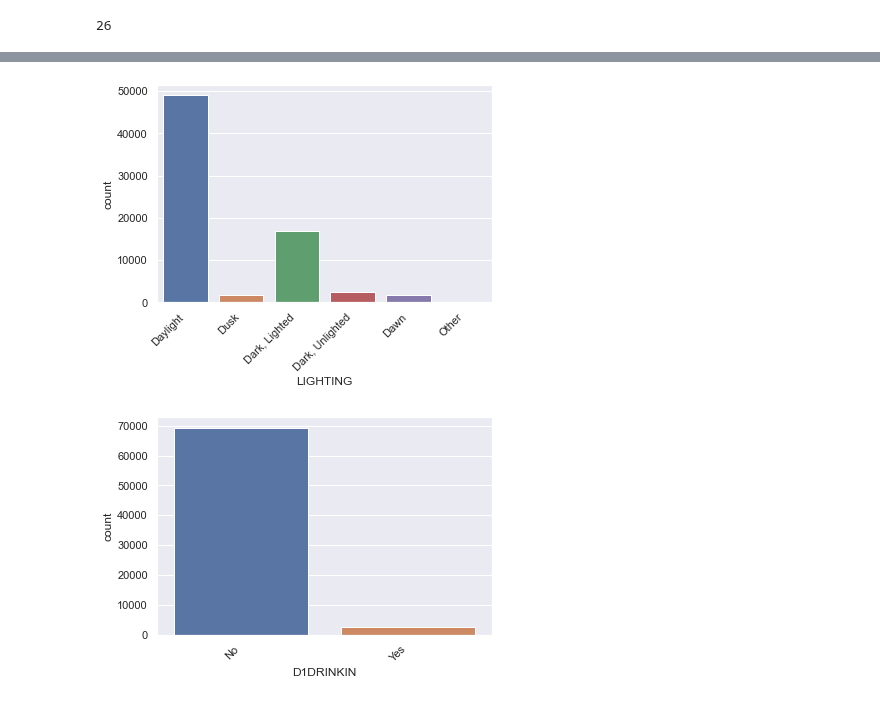
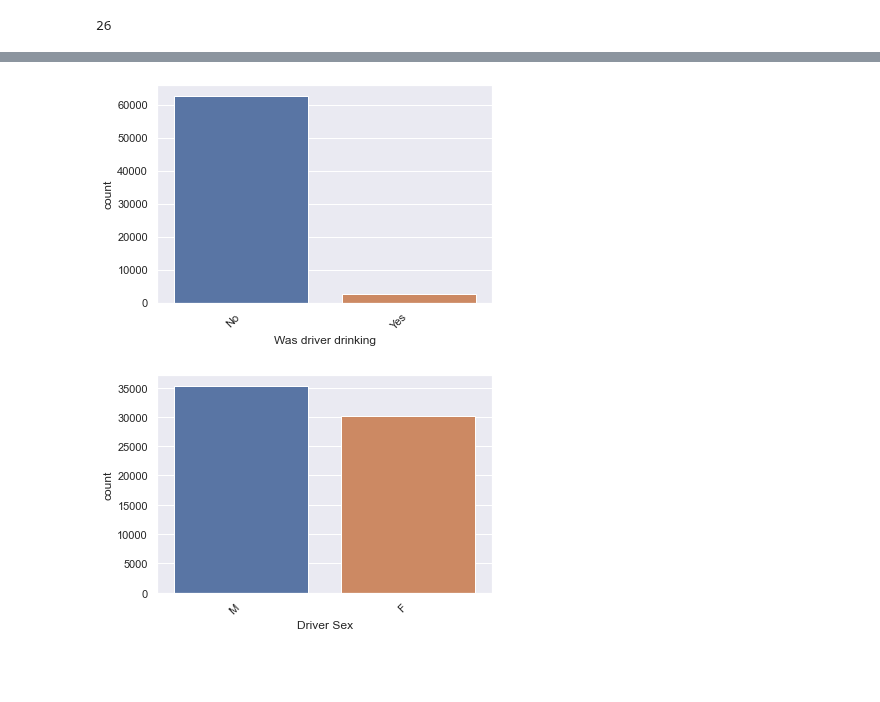
Before and after one commit to Ambush3/GR_Crash_Data, a Jupyter notebook: Crash.ipynb, the cells around one changed output, grey strips where cells are left out. Cells and saved outputs as stored; diff of their text form; code cells hidden in the pictures; blank space fills up the shorter version.

```diff
--- a/Crash.ipynb
+++ b/Crash.ipynb
@@ -357,6 +357,7 @@ memory usage: 13.0+ MB
 # %%
 data_clean.replace('Uncoded & Errors', np.nan, inplace=True)
 data_clean.replace('Unknown', np.nan, inplace=True)
+data_clean.replace('U', np.nan, inplace=True)
 # %%
 sns.heatmap(data_clean.isnull(), cmap='YlGnBu_r')
 plt.show()
@@ -386,14 +403,20 @@ plt.show()
 # %%
-ax = sns.countplot(data_clean['LIGHTING'])
+# Was the driver drinking?
+
+ax = sns.countplot(data_clean['D1DRINKIN'])
 ax.set_xticklabels(ax.get_xticklabels(), rotation=45,
                    horizontalalignment='right')
+plt.xlabel('Was driver drinking')
 plt.show()
 # %% [output]
-[figure, old version]
+[figure, new version]
 # %%
-ax = sns.countplot(data_clean['D1DRINKIN'])
+# What sex was involved more in accidents.
+
+ax = sns.countplot(data_clean['DRIVER1SEX'])
 ax.set_xticklabels(ax.get_xticklabels(), rotation=45,
                    horizontalalignment='right')
+plt.xlabel('Driver Sex')
 plt.show()
 # %% [output]
-[figure, old version]
+[figure, new version]
```
Also changed, not shown: parts of 12 cells of this notebook.
